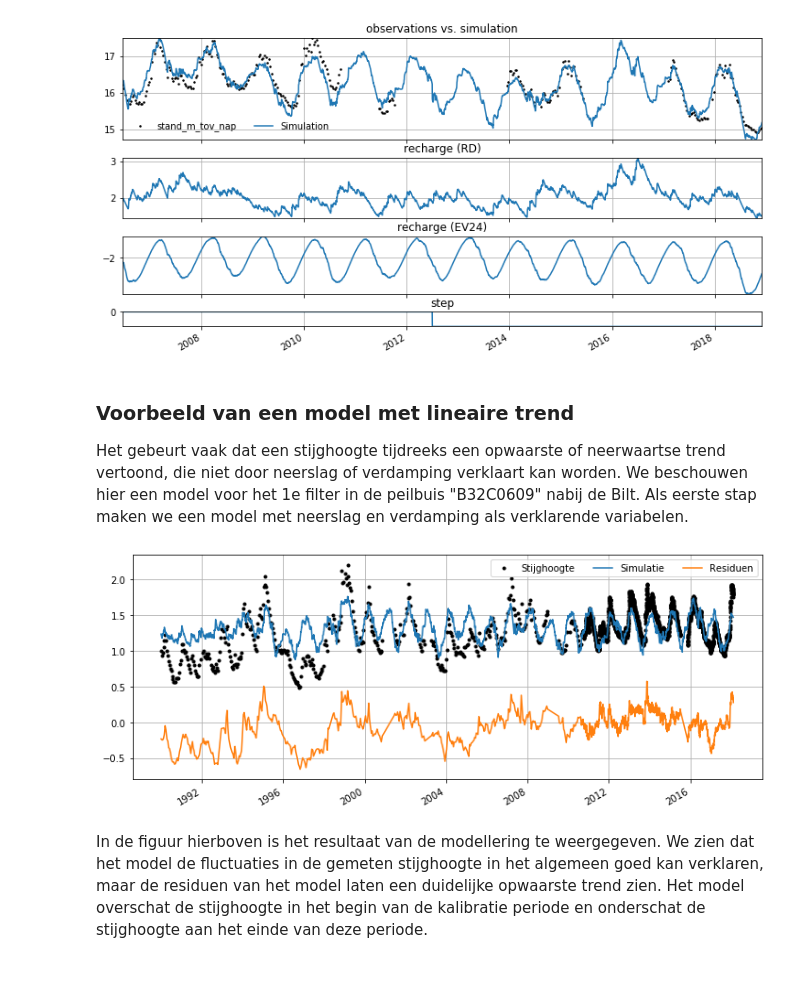
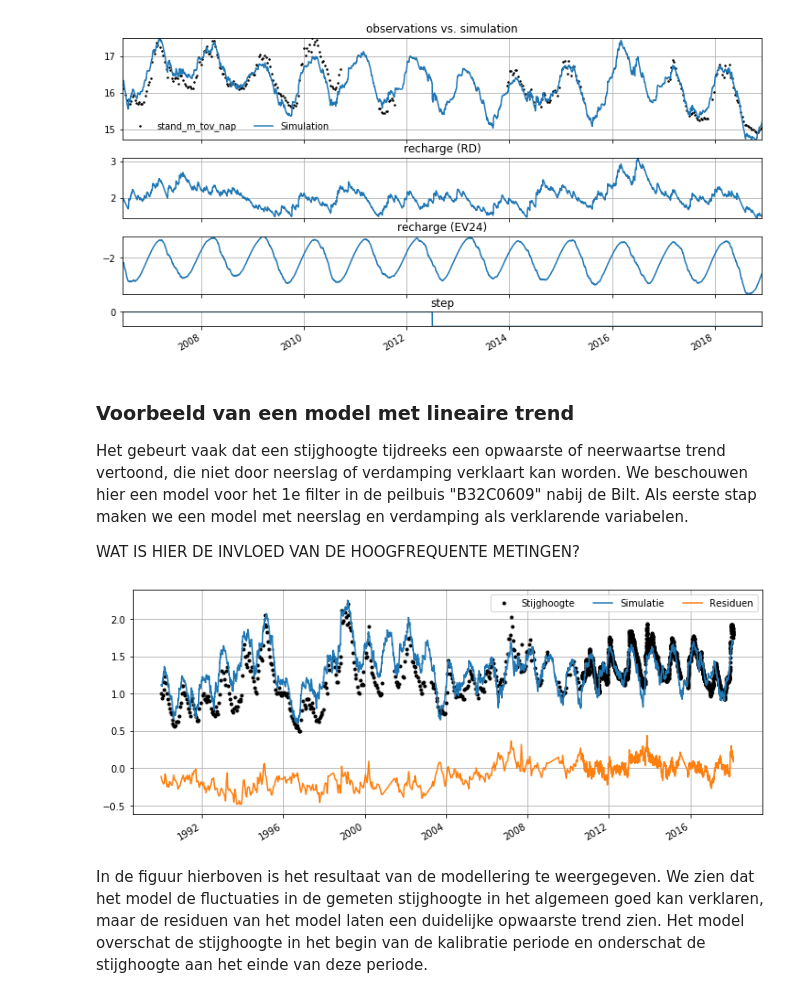
Before and after one commit to ArtesiaWater/stowa_handleiding_tijdreeksanalyse, a Jupyter notebook: model_structuur/model_structuur.ipynb, the cells around one changed output. Drawn from its saved outputs; the diff is of its cells as text; code cells hidden in the pictures.

```diff
--- a/model_structuur/model_structuur.ipynb
+++ b/model_structuur/model_structuur.ipynb
@@ -522,29 +534,35 @@ ml.plots.decomposition(figsize=(10, 5));
 # %% [markdown]
 ### Voorbeeld van een model met lineaire trend
 Het gebeurt vaak dat een stijghoogte tijdreeks een opwaarste of neerwaartse trend vertoond, die niet door neerslag of verdamping verklaart kan worden. We beschouwen hier een model voor het 1e filter in de peilbuis "B32C0609" nabij de Bilt. Als eerste stap maken we een model met neerslag en verdamping als verklarende variabelen.
+
+WAT IS HIER DE INVLOED VAN DE HOOGFREQUENTE METINGEN?
 # %%
 # Loads heads and create Pastas model
 head2 = ps.read_dino("data/B32C0609001_1.csv")
+evap = ps.read_knmi("data/etmgeg_260.txt", variables="EV24").series * 1e3
+rain = ps.read_knmi("data/etmgeg_260.txt", variables="RH").series * 1e3
+rain.name = "Neerslag"
+evap.name = "Verdamping"
+
 ml2 = ps.Model(head2, name="Stijghoogte")
 
 # Add a recharge model
 rch = ps.rch.Linear()
-rm = ps.RechargeModel(rain, evap, recharge=rch,
-                      rfunc=ps.Exponential, name="rch")
+rm = ps.RechargeModel(rain, evap, recharge=rch, rfunc=ps.Exponential, name="rch")
 ml2.add_stressmodel(rm)
 
 # Solve and plot the model
 ml2.solve(noise=False, tmin="1990", report=False)
 
 # Plot het model
-ax = ml2.observations().plot(linestyle=" ", marker=".", color="k", figsize=(10, 4))
+ax = ml2.observations().plot(linestyle=" ", marker=".", color="k", figsize=(10, 4));
 ml2.simulate().plot()
 ml2.residuals().plot()
 ax.grid()
 plt.legend(["Stijghoogte", "Simulatie", "Residuen"], ncol=3)
 plt.tight_layout()
 # %% [output]
-[figure, old version]
+[figure, new version]
 # %% [markdown]
 In de figuur hierboven is het resultaat van de modellering te weergegeven. We zien dat het model de fluctuaties in de gemeten stijghoogte in het algemeen goed kan verklaren, maar de residuen van het model laten een duidelijke opwaarste trend zien. Het model overschat de stijghoogte in het begin van de kalibratie periode en onderschat de stijghoogte aan het einde van deze periode.
 # %%
```
Also changed, not shown: parts of 37 cells of this notebook.
